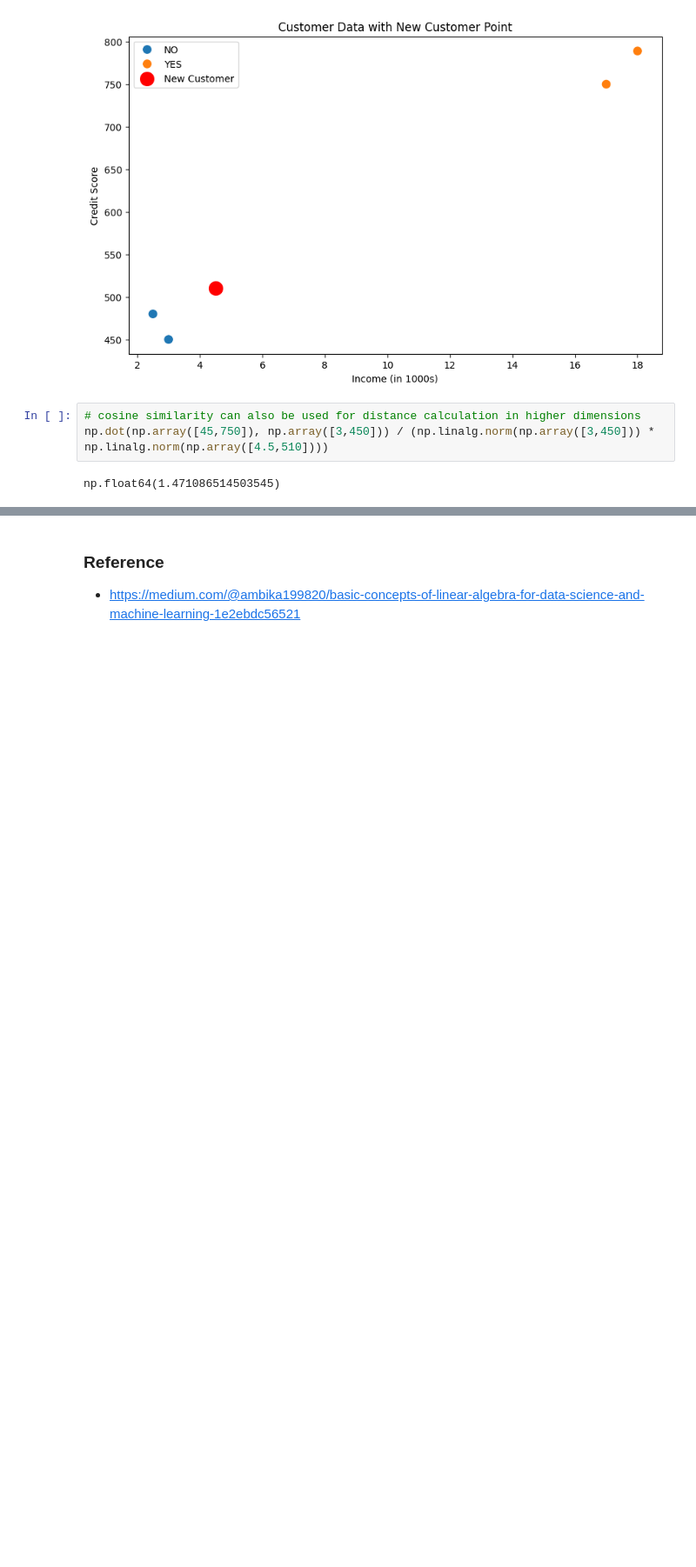
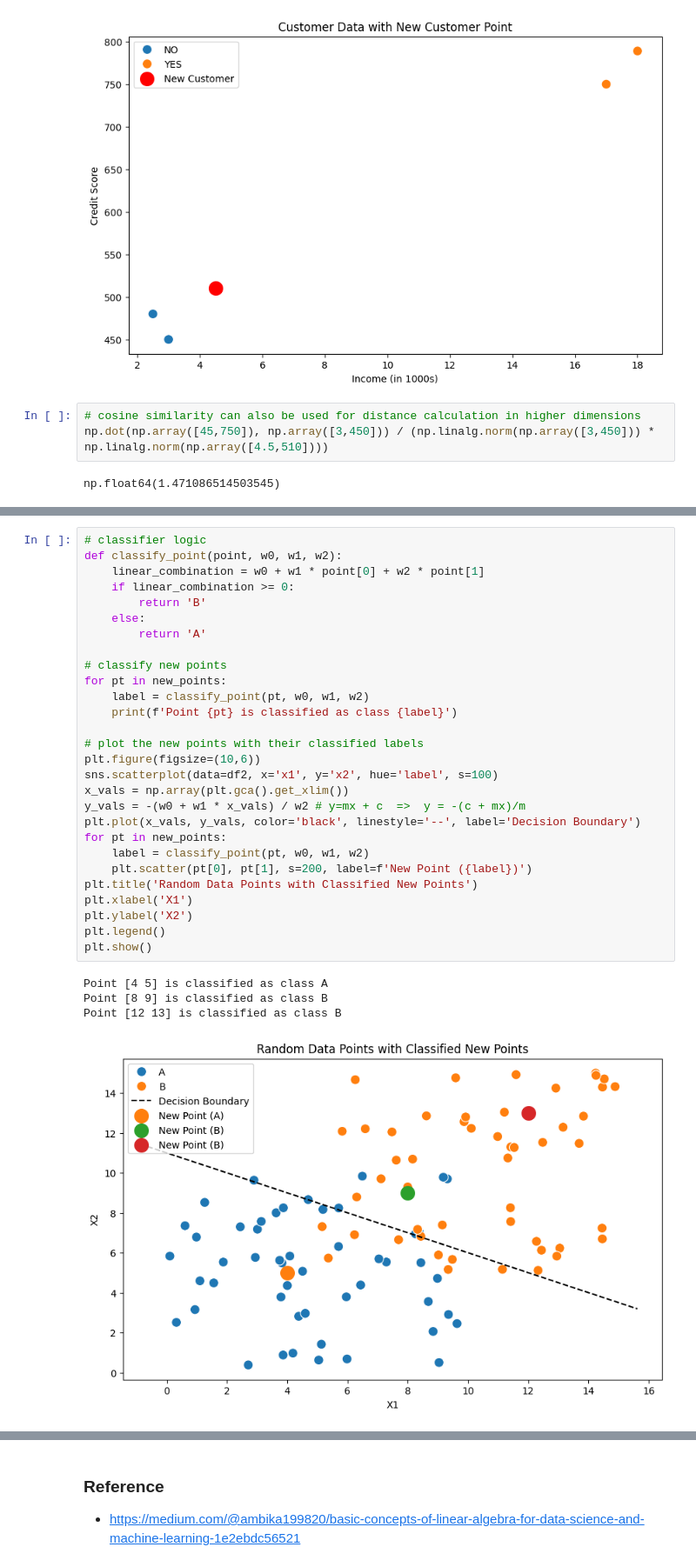
Before and after one commit to rahul8879/data_science_evng, a Jupyter notebook: 03_Math/3.1_LA/Basic_of_LA.ipynb, the cells around one changed output, grey strips where cells are left out. Shown: that part at 87% size. Cells and saved outputs as stored; diff of their text form; blank space fills up the shorter version.

```diff
--- a/03_Math/3.1_LA/Basic_of_LA.ipynb
+++ b/03_Math/3.1_LA/Basic_of_LA.ipynb
@@ -67,0 +141,33 @@ np.float64(1.471086514503545)
+# %%
+# classifier logic
+def classify_point(point, w0, w1, w2):
+    linear_combination = w0 + w1 * point[0] + w2 * point[1]
+    if linear_combination >= 0:
+        return 'B'
+    else:
+        return 'A'
+
+# classify new points
+for pt in new_points:
+    label = classify_point(pt, w0, w1, w2)
+    print(f'Point {pt} is classified as class {label}')
+
+# plot the new points with their classified labels
+plt.figure(figsize=(10,6))
+sns.scatterplot(data=df2, x='x1', y='x2', hue='label', s=100)
+x_vals = np.array(plt.gca().get_xlim())
+y_vals = -(w0 + w1 * x_vals) / w2 # y=mx + c  =>  y = -(c + mx)/m
+plt.plot(x_vals, y_vals, color='black', linestyle='--', label='Decision Boundary')
+for pt in new_points:
+    label = classify_point(pt, w0, w1, w2)
+    plt.scatter(pt[0], pt[1], s=200, label=f'New Point ({label})')
+plt.title('Random Data Points with Classified New Points')
+plt.xlabel('X1')
+plt.ylabel('X2')
+plt.legend()
+plt.show()
+# %% [output]
+Point [4 5] is classified as class A
+Point [8 9] is classified as class B
+Point [12 13] is classified as class B
+[figure, added]
```
Also changed, not shown: parts of 9 cells of this notebook, 1 other file.
